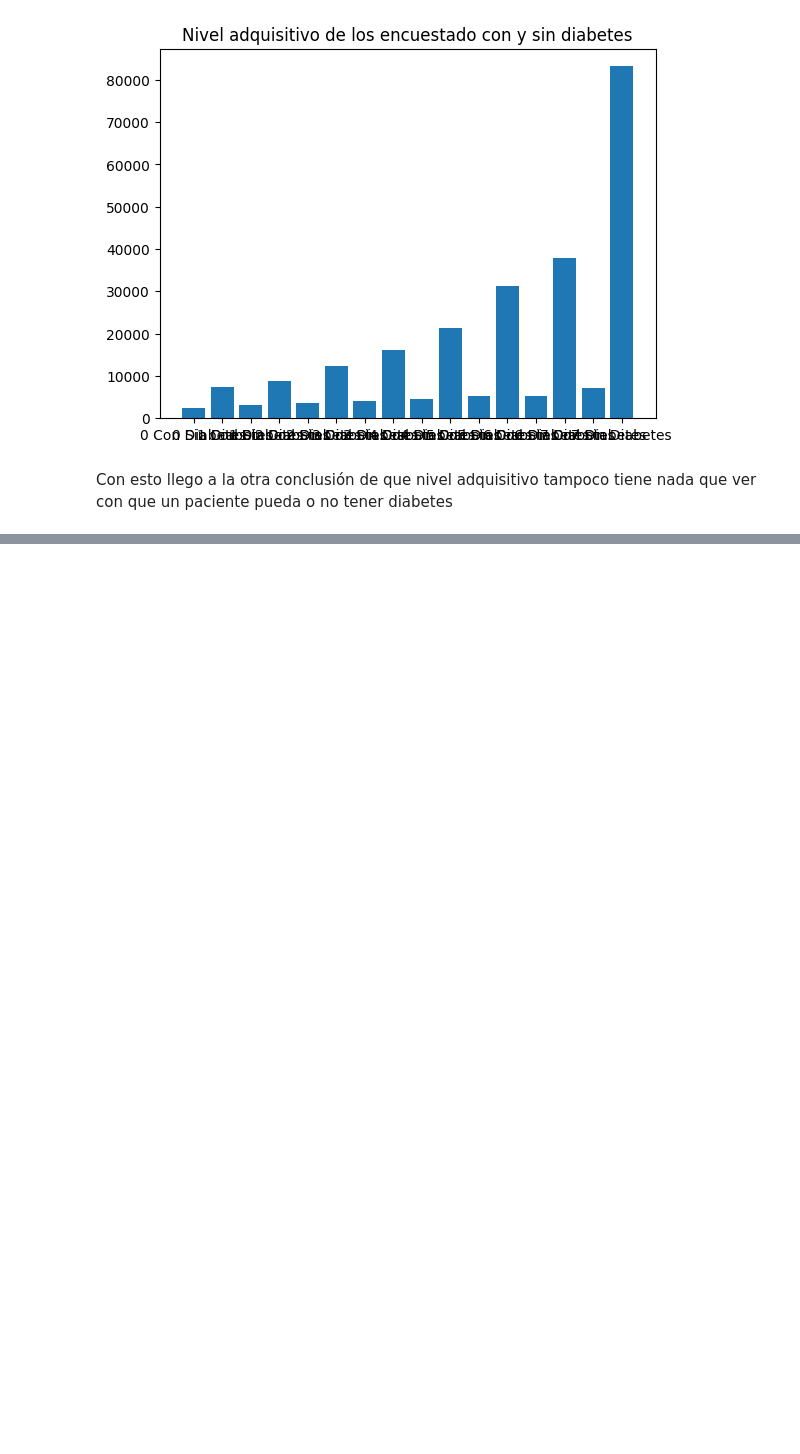
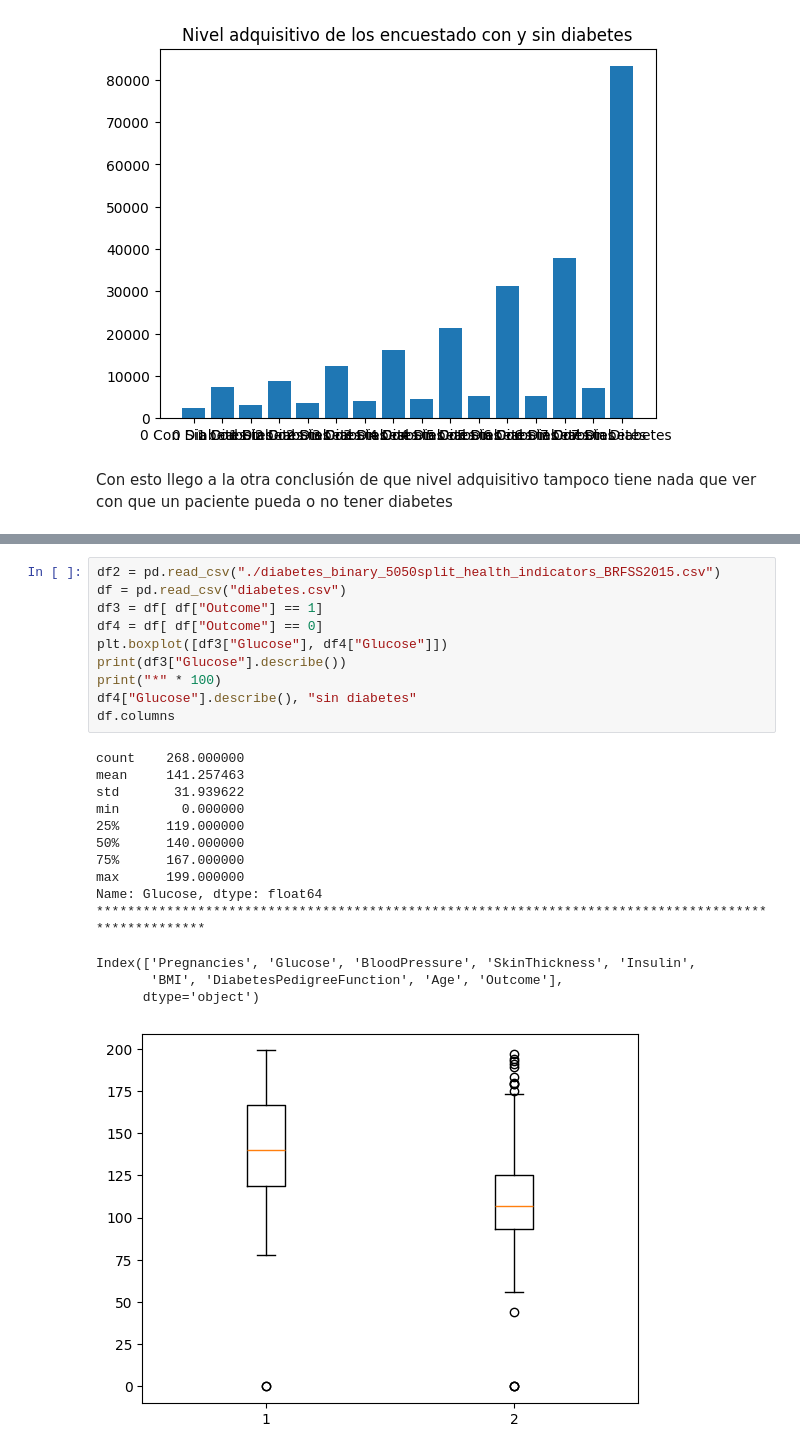
Before and after one commit to l1nk26/Proyecto-Samsung-Innovation-Campus, a Jupyter notebook: andres.ipynb, the cells around one changed output, grey strips where cells are left out. Cells and saved outputs as stored; diff of their text form; blank space fills up the shorter version.

```diff
--- a/andres.ipynb
+++ b/andres.ipynb
@@ -136,0 +280,25 @@ Con esto llego a la otra conclusión de que nivel adquisitivo tampoco tiene nada
+# %%
+df2 = pd.read_csv("./diabetes_binary_5050split_health_indicators_BRFSS2015.csv")
+df = pd.read_csv("diabetes.csv")
+df3 = df[ df["Outcome"] == 1]
+df4 = df[ df["Outcome"] == 0]
+plt.boxplot([df3["Glucose"], df4["Glucose"]])
+print(df3["Glucose"].describe())
+print("*" * 100)
+df4["Glucose"].describe(), "sin diabetes"
+df.columns
+# %% [output]
+count    268.000000
+mean     141.257463
+std       31.939622
+min        0.000000
+25%      119.000000
+50%      140.000000
+75%      167.000000
+max      199.000000
+Name: Glucose, dtype: float64
+****************************************************************************************************
+Index(['Pregnancies', 'Glucose', 'BloodPressure', 'SkinThickness', 'Insulin',
+       'BMI', 'DiabetesPedigreeFunction', 'Age', 'Outcome'],
+      dtype='object')
+[figure, added]
```
Also changed, not shown: parts of 10 cells of this notebook, 2 other files.
